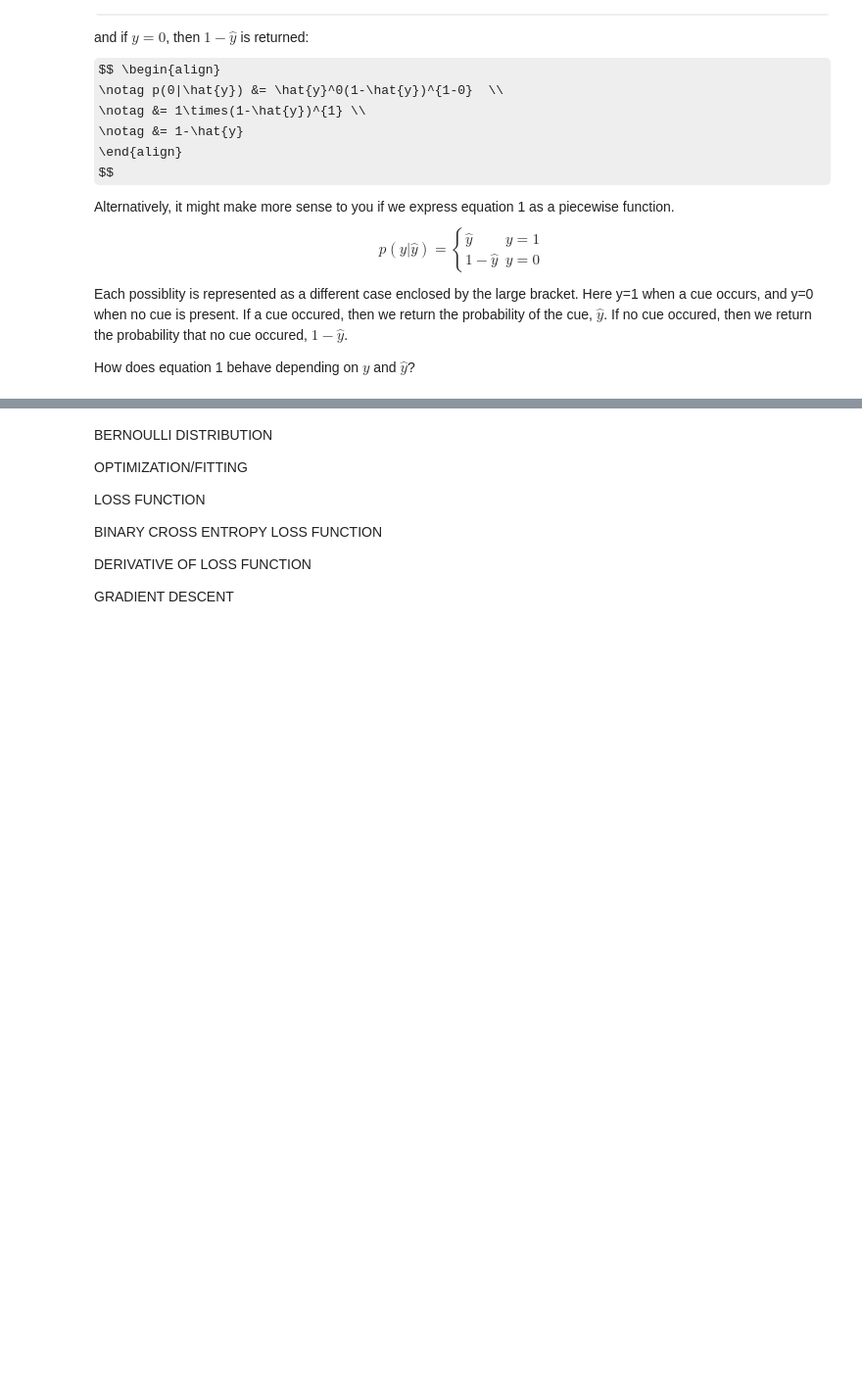
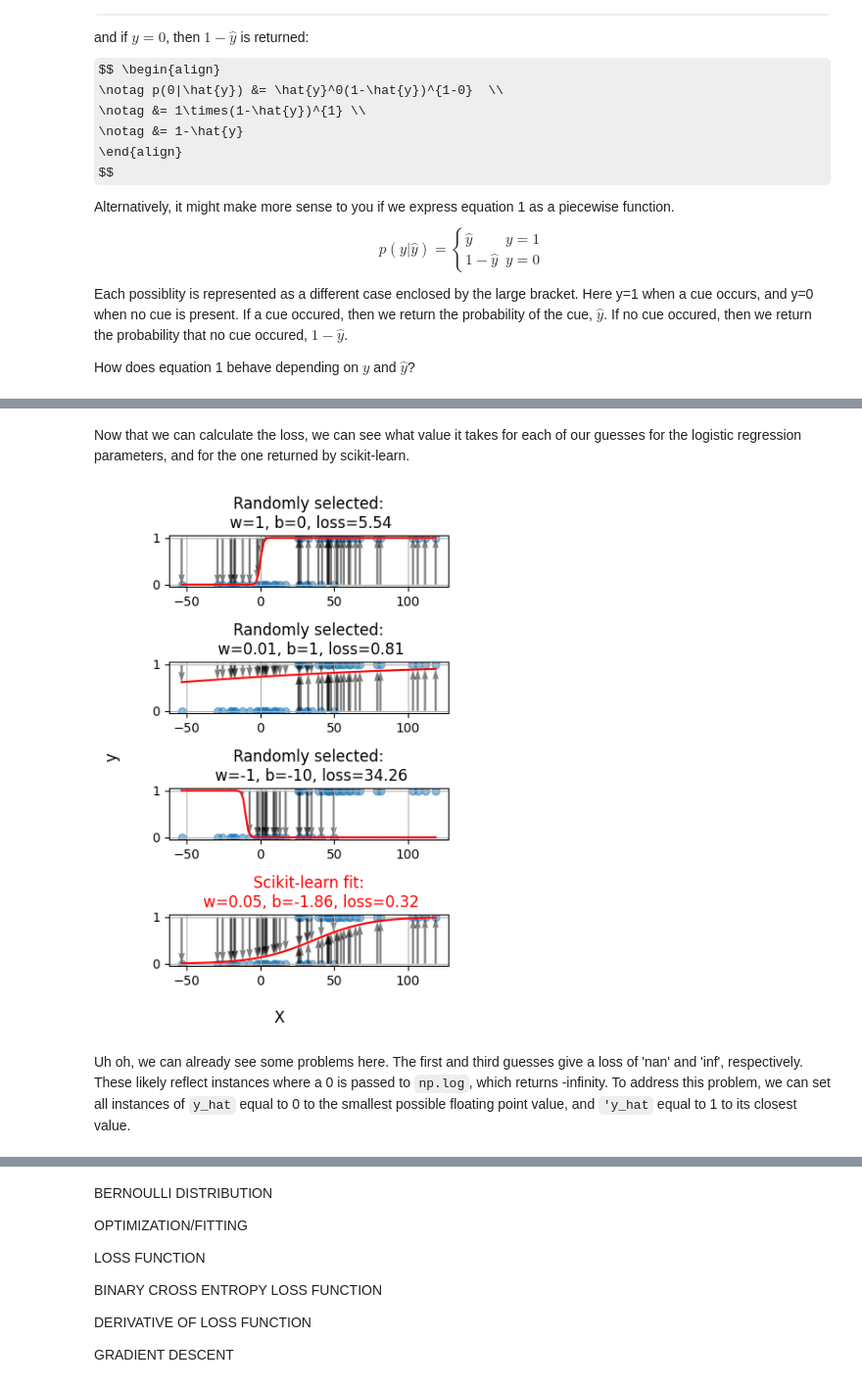
Before and after one commit to dbheadley/DecodingTheBrain, a Jupyter notebook: Week4/notes.ipynb, the cells around one changed output, grey strips where cells are left out. Shown: that part at 98% size. Drawn from its saved outputs; the diff is of its cells as text; code cells hidden in the pictures; some formulas as TeX source; blank space fills up the shorter version.

```diff
--- a/Week4/notes.ipynb
+++ b/Week4/notes.ipynb
@@ -285,0 +219,46 @@ Text(0, 0.5, 'Mean sequared error')
+# %%
+# Version of the cross entropy loss function that explicitly shows the mean calculation
+def cross_entropy_loss_verbose(y, y_hat):
+    # y is an array of 0s and 1s
+    # y_hat is an array of probabilities
+
+    N = y.size
+    loss = 0
+    for i in range(N):
+        loss += -(y[i]*np.log(y_hat[i])+ (1-y[i])*np.log(1-y_hat[i]))
+
+    return loss/N
+
+# Version of the cross entropy loss function that uses numpy mean
+def cross_entropy_loss(y, y_hat):
+    # y is an array of 0s and 1s
+    # y_hat is an array of probabilities
+
+    return np.mean(-(y*np.log(y_hat)+ (1-y)*np.log(1-y_hat)))
+# %% [markdown]
+Now that we can calculate the loss, we can see what value it takes for each of our guesses for the logistic regression parameters, and for the one returned by scikit-learn.
+# %%
+# Plot the cross-entropy loss for each set of model parameters
+fig, ax = plt.subplots(4,1, figsize=(4,6))
+plot_logistic_bern(X, y, 1, 0, ax=ax[0])
+loss = cross_entropy_loss(y, logistic(X.squeeze(), 1, 0))
+ax[0].set_title('Randomly selected:\n w=1, b=0, loss={:.2f}'.format(loss))
+
+plot_logistic_bern(X, y, 0.01, 1, ax=ax[1])
+loss = cross_entropy_loss(y, logistic(X.squeeze(), 0.01, 1))
+ax[1].set_title('Randomly selected:\n w=0.01, b=1, loss={:.2f}'.format(loss))
+
+plot_logistic_bern(X, y, -1, -10, ax=ax[2])
+loss = cross_entropy_loss(y, logistic(X.squeeze(), -1, -10))
+ax[2].set_title('Randomly selected:\n w=-1, b=-10, loss={:.2f}'.format(loss))
+
+plot_logistic_bern(X, y, params['coef'], params['intercept'], ax=ax[3])
+loss = cross_entropy_loss(y, logistic(X.squeeze(), params['coef'], params['intercept']))
+ax[3].set_title('Scikit-learn fit:\n w={:.2f}, b={:.2f}, loss={:.2f}'.format(params['coef'], params['intercept'], loss), color='r')
+fig.supxlabel('X')
+fig.supylabel('y')
+fig.tight_layout()
+# %% [output]
+[figure, added]
+# %% [markdown]
+Uh oh, we can already see some problems here. The first and third guesses give a loss of 'nan' and 'inf', respectively. These likely reflect instances where a 0 is passed to `np.log`, which returns -infinity. To address this problem, we can set all instances of `y_hat` equal to 0 to the smallest possible floating point value, and `'y_hat` equal to 1 to its closest value.
```
Also changed, not shown: parts of 51 cells of this notebook.
